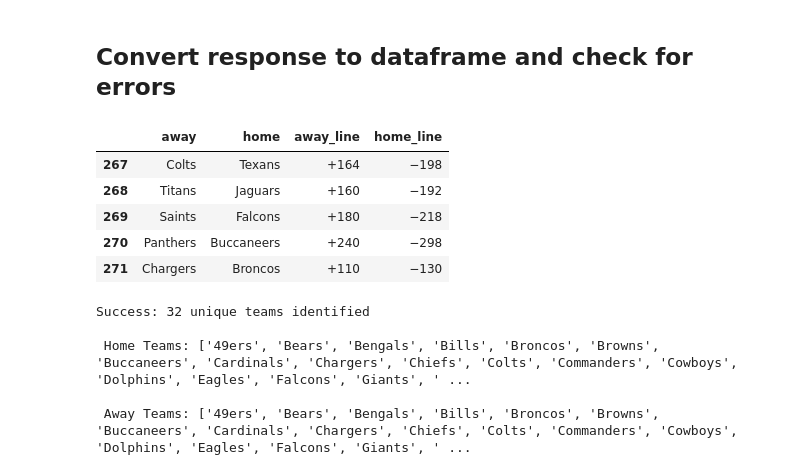
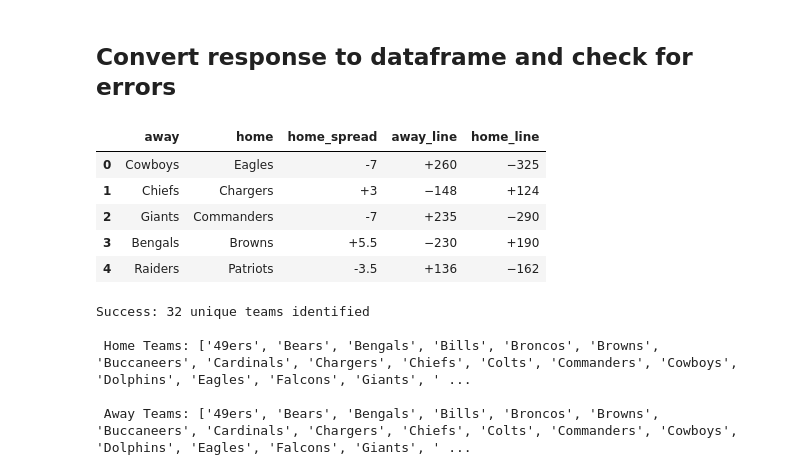
Before and after one commit to alexcontarino/personal-projects, a Jupyter notebook: Sports_Betting/NFL_Moneyline_Scrape.ipynb, the cells around one changed output. Drawn from its saved outputs; the diff is of its cells as text; code cells hidden in the pictures.

Commit message:
Updated to include game spreads in output data frame.

```diff
--- a/Sports_Betting/NFL_Moneyline_Scrape.ipynb
+++ b/Sports_Betting/NFL_Moneyline_Scrape.ipynb
@@ -57,25 +57,26 @@ for gameday in data_text:
 
     master_list += parsed_list
 # %%
-# Step 3: Fore each game, identify teams and moneyline
+# Step 3: For each game, identify teams, sprad and moneyline
 pattern_team = r'[a-zA-Z]{3,12}'
-
+pattern_spread = r'([\+-]\d+(?:\.\d+)?)'
 pattern_line = r'([\+−].{3})(?!.*[\+−])'
 
 team_dict = {}
 team_line_list = []
 for team_game_line in master_list:
     team = re.findall(pattern_team, team_game_line)[0]
+    spread = re.findall(pattern_spread, team_game_line)[0]
     moneyline = re.findall(pattern_line, team_game_line)[0]
     try:
-        team_dict[team].append(moneyline)
+        team_dict[team].append((spread,moneyline))
     except:
-        team_dict[team] = [moneyline]
+        team_dict[team] = [(spread,moneyline)]
 
     if team == "ers":
-        team_line_list.append(("49ers",moneyline))
+        team_line_list.append(("49ers",spread,moneyline))
     else:
-        team_line_list.append((team,moneyline))
+        team_line_list.append((team,spread,moneyline))
 
 team_dict['49ers'] = team_dict.pop('ers')
 # %% [markdown]
@@ -87,32 +88,33 @@ team_line_list
 game_list = [None] * (16*17)
 team_counter = 0
 game_counter = -1
-for team, line in team_line_list:
+for team, spread, line in team_line_list:
     if team_counter == 2:
         # reset game counter if iterated thru two teams
         team_counter = 0
     if team_counter == 0:
         # initiate new game instance and increment game counter
         game_counter += 1
-        game_list[game_counter] = {"away": None, "home": None, "away_line": None, "home_line": None}
+        game_list[game_counter] = {"away": None, "home": None, "home_spread": None, "away_line": None, "home_line": None}
         # input away team data
         game_list[game_counter]["away"] = team
         game_list[game_counter]["away_line"] = line
     if team_counter == 1:
         game_list[game_counter]["home"] = team
+        game_list[game_counter]["home_spread"] = spread
         game_list[game_counter]["home_line"] = line
     # increment team counter
     team_counter += 1
 # %%
 game_dict = pd.DataFrame(game_list)
-game_dict.tail()
+game_dict.head()
 # %% [output]
-|  | away | home | away_line | home_line |
-| 267 | Colts | Texans | +164 | −198 |
-| 268 | Titans | Jaguars | +160 | −192 |
-| 269 | Saints | Falcons | +180 | −218 |
-| 270 | Panthers | Buccaneers | +240 | −298 |
-| 271 | Chargers | Broncos | +110 | −130 |
+|  | away | home | home_spread | away_line | home_line |
+| 0 | Cowboys | Eagles | -7 | +260 | −325 |
+| 1 | Chiefs | Chargers | +3 | −148 | +124 |
+| 2 | Giants | Commanders | -7 | +235 | −290 |
+| 3 | Bengals | Browns | +5.5 | −230 | +190 |
+| 4 | Raiders | Patriots | -3.5 | +136 | −162 |
 # %%
 # check for errors in parsing
 
```
Also changed, not shown: parts of 1 cell of this notebook.
